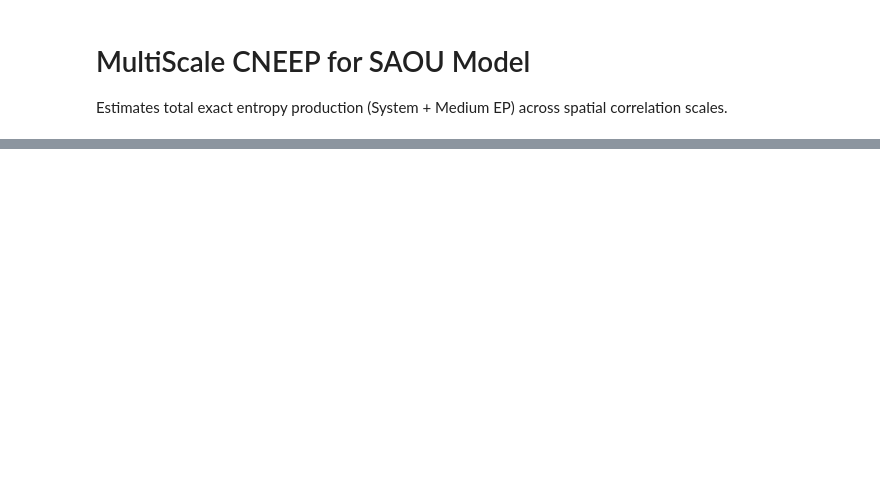
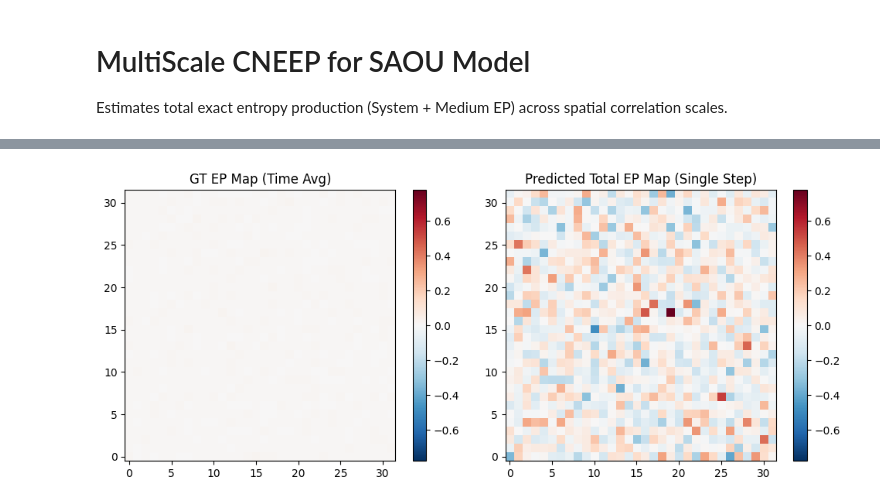
Before and after one commit to 2DHvN/CNEEP_v2, a Jupyter notebook: notebooks/Corr_SAOU.ipynb, the cells around one changed output, grey strips where cells are left out. Drawn from its saved outputs; the diff is of its cells as text; code cells hidden in the pictures; blank space fills up the shorter version.

```diff
--- a/notebooks/Corr_SAOU.ipynb
+++ b/notebooks/Corr_SAOU.ipynb
@@ -362,30 +441,32 @@ plt.show()
 # %%
 model.eval()
 test_sampler_one = CartesianSeqSampler(opt.M_test, opt.L_test, opt.seq_len, 1, device=opt.device, train=False)
 ens_idx, traj_idx = next(test_sampler_one)
 b0 = ens_idx.to(test_video.device)
 slices = [test_video[(b0, traj_idx[i].to(test_video.device))] for i in range(opt.seq_len)]
 x = transform(torch.stack(slices, dim=1).float().to(opt.device))
 
 with torch.no_grad():
-    maps = model(x, return_maps=True) / opt.scalar # [B, K+1, Lx, Ly]
+    maps = model(x, return_maps=True)/ opt.scalar # [B, K+1, Lx, Ly]
 
-pred_map_k = maps[0].cpu().numpy() / dt_eff # [K+1, Lx, Ly]
+pred_map_k = maps[0].cpu().numpy() / (L_size**2)   # [K+1, Lx, Ly]
 pred_total_map = pred_map_k.sum(axis=0)
-gt_map = gt_epr_maps[0] / dt_eff
+gt_map = gt_epr_maps[0]
 
 fig, axes = plt.subplots(1, 2, figsize=(10, 4))
 vmax = max(np.abs(gt_map).max(), np.abs(pred_total_map).max(), 1e-12)
 im1 = axes[0].imshow(gt_map.T, origin='lower', cmap='RdBu_r', vmin=-vmax, vmax=vmax)
 axes[0].set_title('GT EP Map (Time Avg)')
 fig.colorbar(im1, ax=axes[0])
 
 im2 = axes[1].imshow(pred_total_map.T, origin='lower', cmap='RdBu_r', vmin=-vmax, vmax=vmax)
 axes[1].set_title('Predicted Total EP Map (Single Step)')
 fig.colorbar(im2, ax=axes[1])
 plt.tight_layout()
 plt.savefig(f'{current_result_folder}/local_ep_map_2d.png', dpi=150)
 plt.show()
+# %% [output]
+[figure, added]
 # %%
 print('[INFO] Calculating Ensemble Averaged Map...')
 all_maps = []
```
Also changed, not shown: parts of 12 cells of this notebook, 12 other files.
